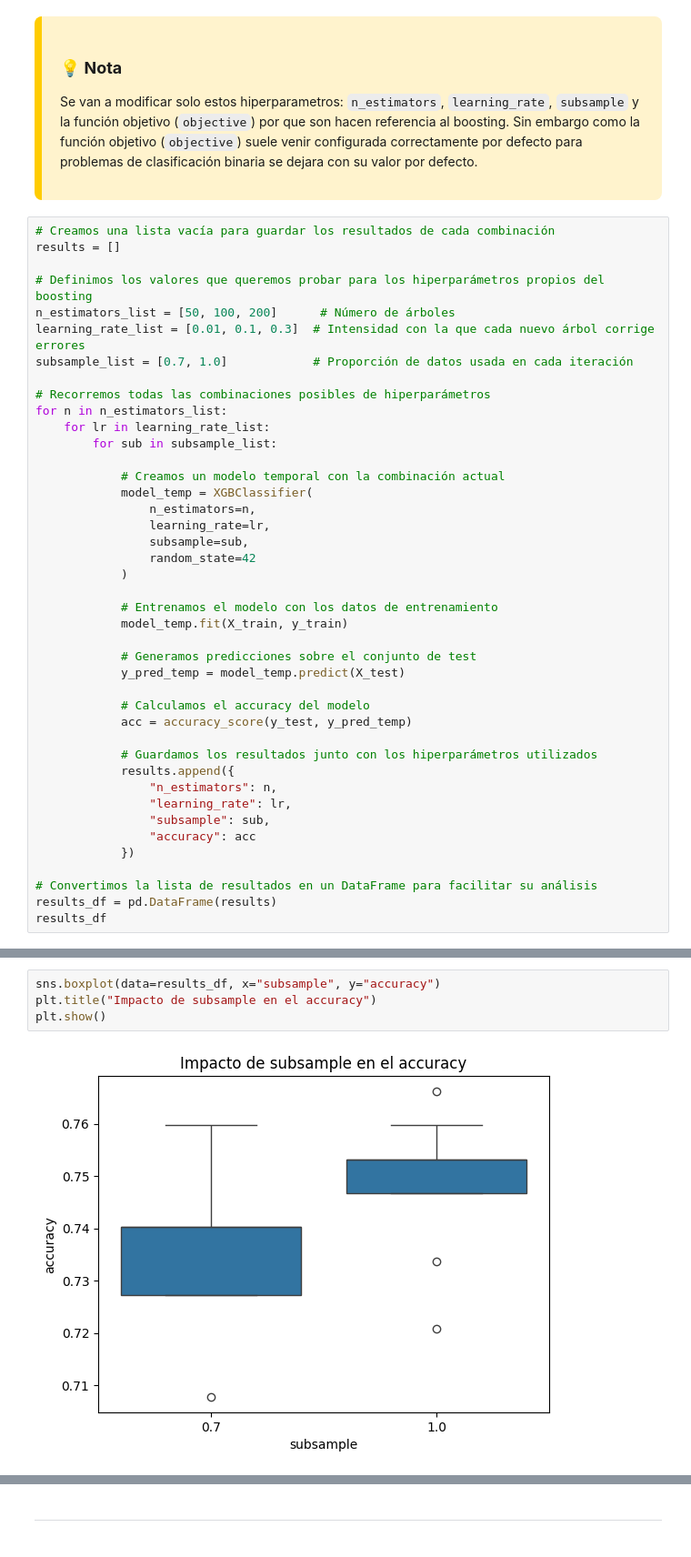
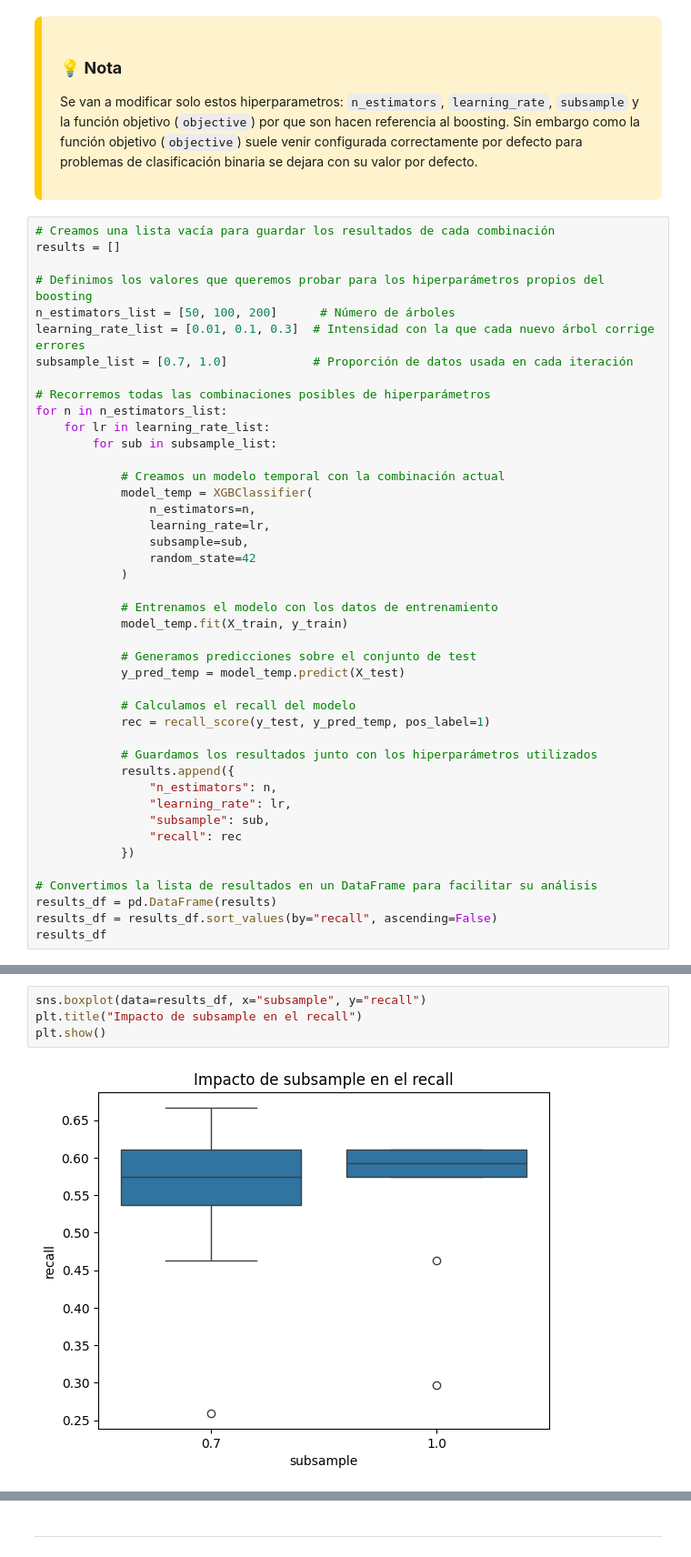
Before and after one commit to 4GeeksAcademy/anaisaponte-GitH-intro-ml, a Jupyter notebook: src/06-boosting-diabetes.ipynb, the cells around one changed output, grey strips where cells are left out. Shown at 91% size. Cells and saved outputs as stored; diff of their text form.

```diff
--- a/src/06-boosting-diabetes.ipynb
+++ b/src/06-boosting-diabetes.ipynb
@@ -261,18 +280,19 @@ for n in n_estimators_list:
             # Generamos predicciones sobre el conjunto de test
             y_pred_temp = model_temp.predict(X_test)
 
-            # Calculamos el accuracy del modelo
-            acc = accuracy_score(y_test, y_pred_temp)
+            # Calculamos el recall del modelo
+            rec = recall_score(y_test, y_pred_temp, pos_label=1)
 
             # Guardamos los resultados junto con los hiperparámetros utilizados
             results.append({
                 "n_estimators": n,
                 "learning_rate": lr,
                 "subsample": sub,
-                "accuracy": acc
+                "recall": rec
             })
 
 # Convertimos la lista de resultados en un DataFrame para facilitar su análisis
 results_df = pd.DataFrame(results)
+results_df = results_df.sort_values(by="recall", ascending=False)
 results_df
 # %% [output]
@@ -312,9 +332,9 @@ plt.show()
 # %%
-sns.boxplot(data=results_df, x="subsample", y="accuracy")
-plt.title("Impacto de subsample en el accuracy")
+sns.boxplot(data=results_df, x="subsample", y="recall")
+plt.title("Impacto de subsample en el recall")
 plt.show()
 # %% [output]
-[figure, old version]
+[figure, new version]
 # %% [markdown]
 <div style="background-color:#fff3cd; padding:20px; border-left:8px solid #ffcc00; border-radius:8px; color:#1b1b1b;">
 
```
Also changed, not shown: parts of 27 cells of this notebook, 5 other files.
